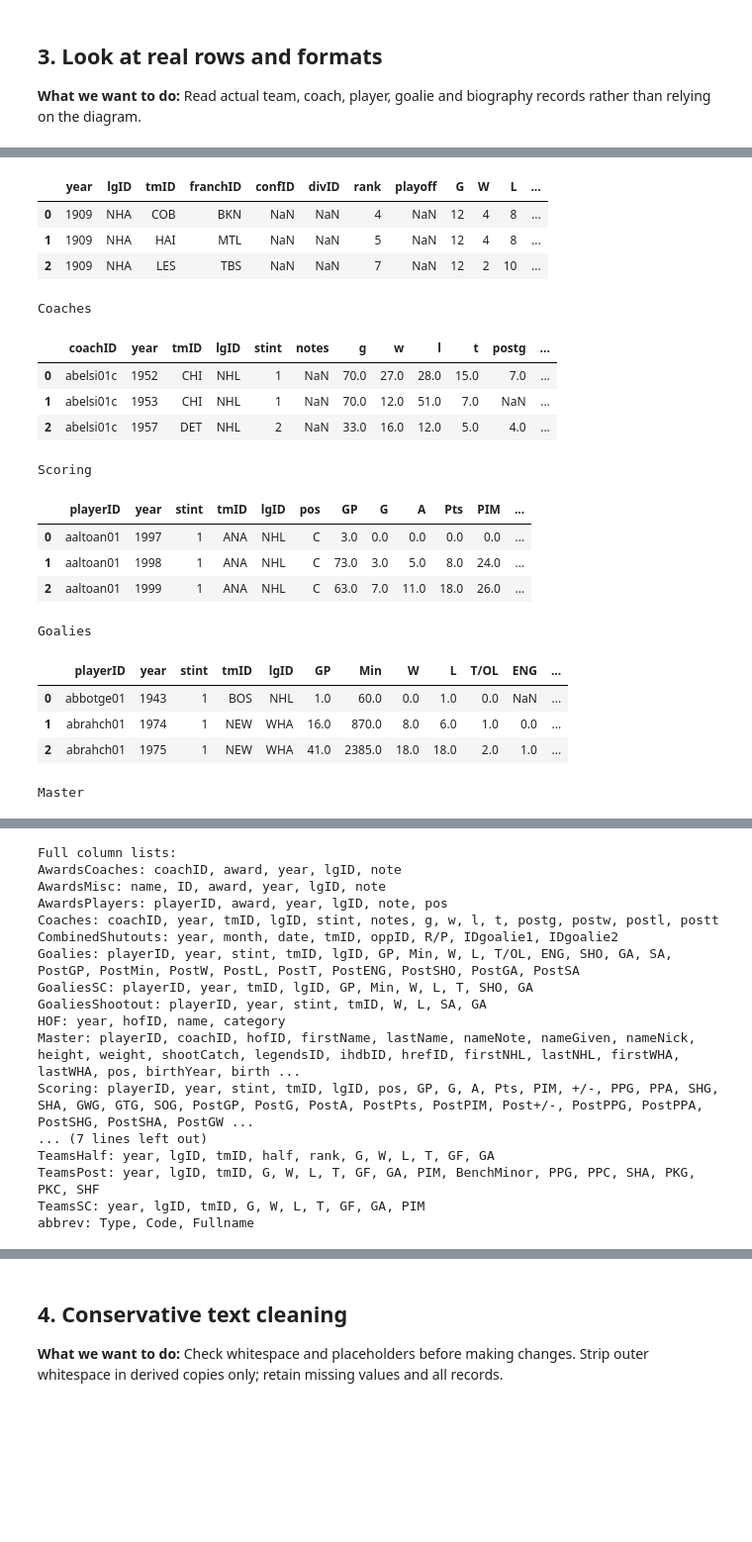
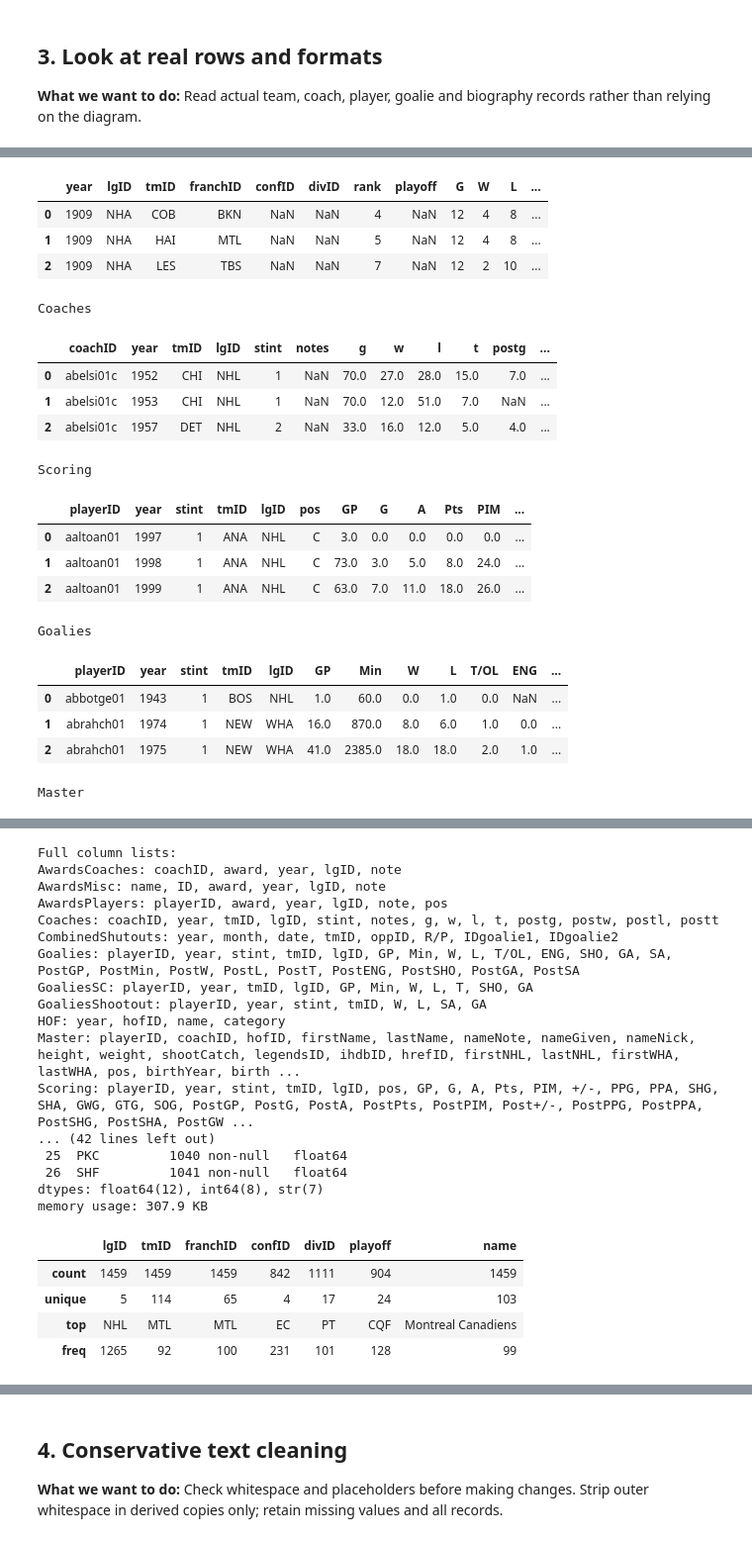
Before and after one commit to AmirMasnavi/hockey-season-prediction, a Jupyter notebook: notebooks/01_data_understanding.ipynb, the cells around one changed output, grey strips where cells are left out. Shown at 99% size. Drawn from its saved outputs; the diff is of its cells as text; code cells hidden in the pictures; blank space fills up the shorter version.

```diff
--- a/notebooks/01_data_understanding.ipynb
+++ b/notebooks/01_data_understanding.ipynb
@@ -102,6 +104,9 @@ for name in ['Teams','Coaches','Scoring','Goalies','Master']:
 print('Full column lists:')
 for name,df in raw.items():
     print(name + ': ' + ', '.join(df.columns))
+print("Teams.info():")
+raw["Teams"].info()
+display(raw["Teams"].describe(exclude="number"))
 # %% [output]
 Teams
 |  | year | lgID | tmID | franchID | confID | divID | rank | playoff | G | W | L | ... |
@@ -113,36 +118,41 @@ Coaches
 | 0 | abelsi01c | 1952 | CHI | NHL | 1 | NaN | 70.0 | 27.0 | 28.0 | 15.0 | 7.0 | ... |
 | 1 | abelsi01c | 1953 | CHI | NHL | 1 | NaN | 70.0 | 12.0 | 51.0 | 7.0 | NaN | ... |
 | 2 | abelsi01c | 1957 | DET | NHL | 2 | NaN | 33.0 | 16.0 | 12.0 | 5.0 | 4.0 | ... |
 Scoring
 |  | playerID | year | stint | tmID | lgID | pos | GP | G | A | Pts | PIM | ... |
 | 0 | aaltoan01 | 1997 | 1 | ANA | NHL | C | 3.0 | 0.0 | 0.0 | 0.0 | 0.0 | ... |
 | 1 | aaltoan01 | 1998 | 1 | ANA | NHL | C | 73.0 | 3.0 | 5.0 | 8.0 | 24.0 | ... |
 | 2 | aaltoan01 | 1999 | 1 | ANA | NHL | C | 63.0 | 7.0 | 11.0 | 18.0 | 26.0 | ... |
 Goalies
 |  | playerID | year | stint | tmID | lgID | GP | Min | W | L | T/OL | ENG | ... |
 | 0 | abbotge01 | 1943 | 1 | BOS | NHL | 1.0 | 60.0 | 0.0 | 1.0 | 0.0 | NaN | ... |
 | 1 | abrahch01 | 1974 | 1 | NEW | WHA | 16.0 | 870.0 | 8.0 | 6.0 | 1.0 | 0.0 | ... |
 | 2 | abrahch01 | 1975 | 1 | NEW | WHA | 41.0 | 2385.0 | 18.0 | 18.0 | 2.0 | 1.0 | ... |
 Master
 |  | playerID | coachID | hofID | firstName | lastName | nameNote | nameGiven | nameNick | height | weight | ... |
 | 0 | aaltoan01 | NaN | NaN | Antti | Aalto | NaN | Antti | NaN | 73.0 | 210.0 | ... |
 | 1 | abbeybr01 | NaN | NaN | Bruce | Abbey | NaN | Bruce | NaN | 73.0 | 185.0 | ... |
 | 2 | abbotge01 | NaN | NaN | George | Abbott | NaN | George Henry | Preacher | 67.0 | 153.0 | ... |
 Full column lists:
 AwardsCoaches: coachID, award, year, lgID, note
 AwardsMisc: name, ID, award, year, lgID, note
 AwardsPlayers: playerID, award, year, lgID, note, pos
 Coaches: coachID, year, tmID, lgID, stint, notes, g, w, l, t, postg, postw, postl, postt
 CombinedShutouts: year, month, date, tmID, oppID, R/P, IDgoalie1, IDgoalie2
 Goalies: playerID, year, stint, tmID, lgID, GP, Min, W, L, T/OL, ENG, SHO, GA, SA, PostGP, PostMin, PostW, PostL, PostT, PostENG, PostSHO, PostGA, PostSA
 GoaliesSC: playerID, year, tmID, lgID, GP, Min, W, L, T, SHO, GA
 GoaliesShootout: playerID, year, stint, tmID, W, L, SA, GA
 HOF: year, hofID, name, category
 Master: playerID, coachID, hofID, firstName, lastName, nameNote, nameGiven, nameNick, height, weight, shootCatch, legendsID, ihdbID, hrefID, firstNHL, lastNHL, firstWHA, lastWHA, pos, birthYear, birth ...
 Scoring: playerID, year, stint, tmID, lgID, pos, GP, G, A, Pts, PIM, +/-, PPG, PPA, SHG, SHA, GWG, GTG, SOG, PostGP, PostG, PostA, PostPts, PostPIM, Post+/-, PostPPG, PostPPA, PostSHG, PostSHA, PostGW ...
-... (7 lines left out)
-TeamsHalf: year, lgID, tmID, half, rank, G, W, L, T, GF, GA
-TeamsPost: year, lgID, tmID, G, W, L, T, GF, GA, PIM, BenchMinor, PPG, PPC, SHA, PKG, PKC, SHF
-TeamsSC: year, lgID, tmID, G, W, L, T, GF, GA, PIM
-abbrev: Type, Code, Fullname
+... (42 lines left out)
+ 25  PKC         1040 non-null   float64
+ 26  SHF         1041 non-null   float64
+dtypes: float64(12), int64(8), str(7)
+memory usage: 307.9 KB
+|  | lgID | tmID | franchID | confID | divID | playoff | name |
+| count | 1459 | 1459 | 1459 | 842 | 1111 | 904 | 1459 |
+| unique | 5 | 114 | 65 | 4 | 17 | 24 | 103 |
+| top | NHL | MTL | MTL | EC | PT | CQF | Montreal Canadiens |
+| freq | 1265 | 92 | 100 | 231 | 101 | 128 | 99 |
 # %% [markdown]
```
Also changed, not shown: parts of 9 cells of this notebook, 26 other files.
